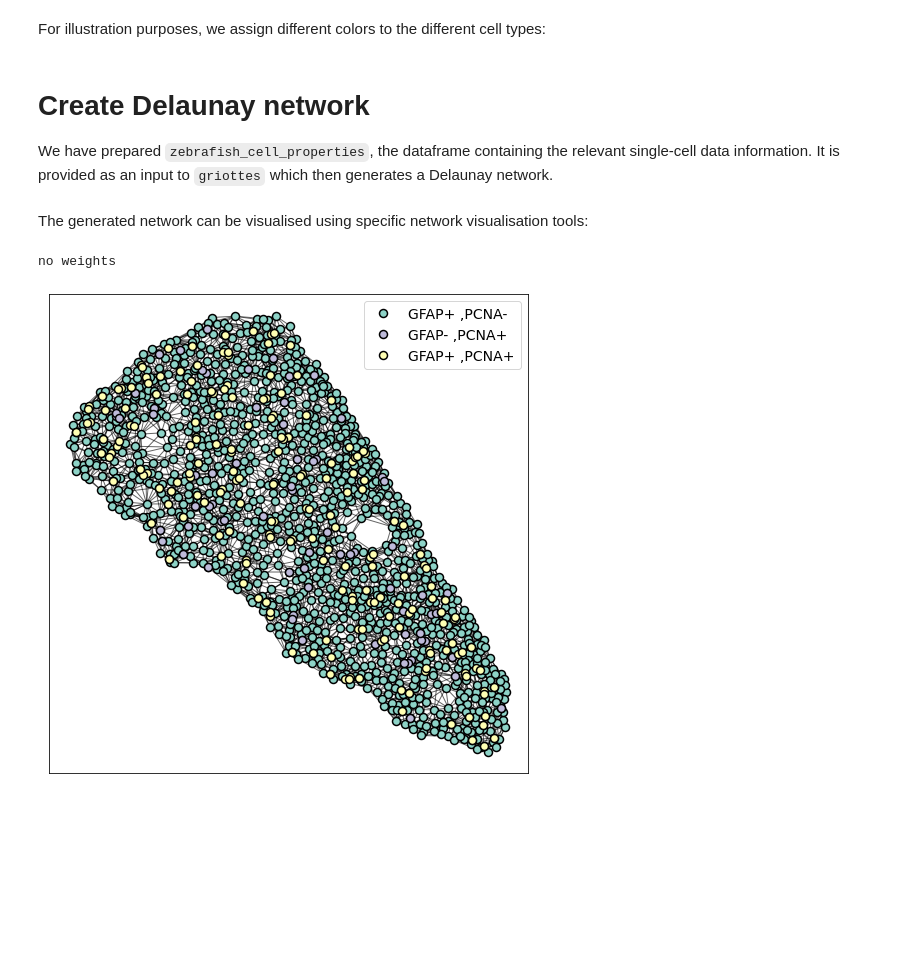
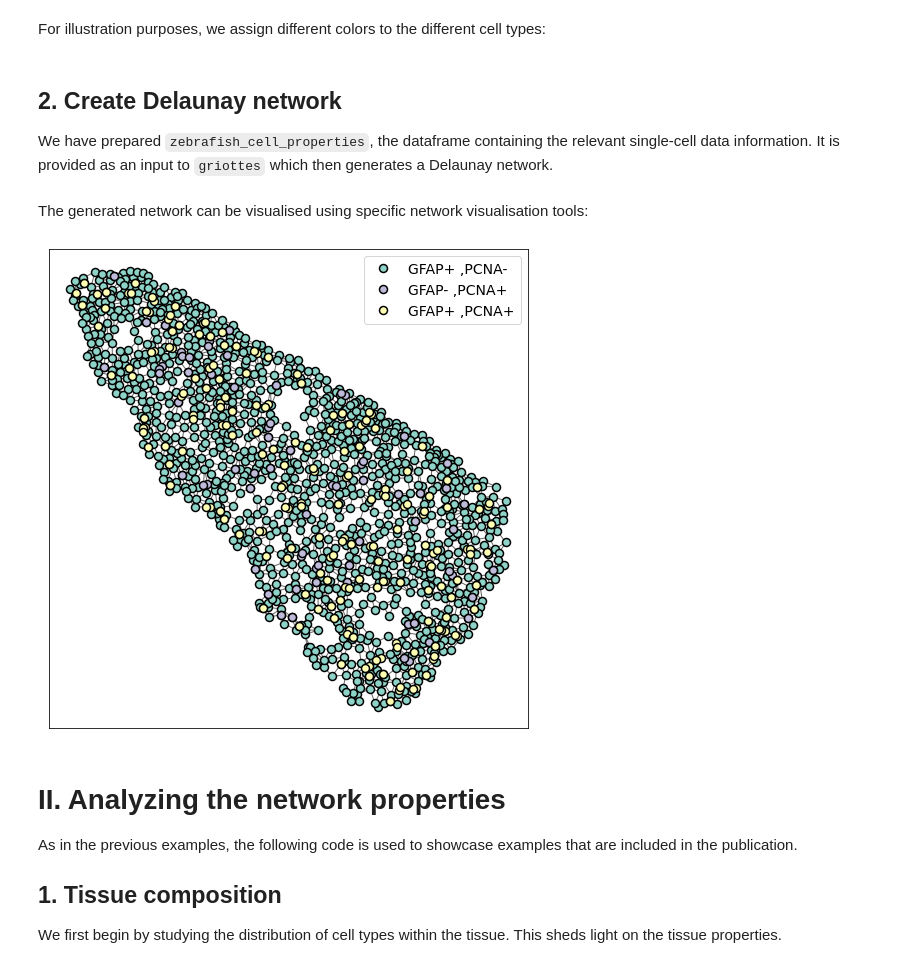
Before and after one commit to BaroudLab/Griottes, a Jupyter notebook: example_notebooks/Figure_4.ipynb, the cells around one changed output. Cells and saved outputs as stored; diff of their text form; code cells hidden in the pictures; blank space fills up the shorter version.

Commit message:
figure updates

```diff
--- a/example_notebooks/Figure_4.ipynb
+++ b/example_notebooks/Figure_4.ipynb
@@ -41,8 +47,8 @@ colors = [color_list[zebrafish_cell_properties.loc[i, 'cell_type']] for i in ran
 zebrafish_cell_properties['color'] = colors
 zebrafish_cell_properties['legend'] = zebrafish_cell_properties['cell_properties']
 # %% [markdown]
-# Create Delaunay network
+## 2. Create Delaunay network
 
 We have prepared `zebrafish_cell_properties`, the dataframe containing the relevant single-cell data information. It is provided as an input to `griottes` which then generates a Delaunay network.
 # %%
-descriptors = ['label', 'color', 'legend', 'x', 'y', 'z','cell_properties']
+descriptors = ['label', 'color', 'legend', 'x', 'y','cell_properties']
@@ -53,14 +55,26 @@ G = griottes.generate_delaunay_graph(zebrafish_cell_properties,
+# %%
+G_delaunay = generate_delaunay_graph(zebrafish_cell_properties[descriptors],
+                            descriptors = descriptors,
+                            radius=17,
+                            image_is_2D = True)
 # %% [markdown]
 The generated network can be visualised using specific network visualisation tools:
 # %%
-griottes.plot_2D(G,
-                alpha_line = 0.6,
-                scatterpoint_size = 8,
-                legend = True,
-                legend_fontsize = 14,
-                figsize = (7,7))
+plot_2D(G_delaunay,
+        alpha_line = 0.6,
+        scatterpoint_size = 8,
+        legend = True,
+        legend_fontsize = 14,
+        figsize = (7,7))
 
 plt.tight_layout()
 # %% [output]
-no weights
-[figure, old version]
+[figure, new version]
+# %% [markdown]
+# II. Analyzing the network properties
+
+As in the previous examples, the following code is used to showcase examples that are included in the publication.
+
+## 1. Tissue composition
+
+We first begin by studying the distribution of cell types within the tissue. This sheds light on the tissue properties.
```
Also changed, not shown: parts of 11 cells of this notebook, 3 other files.
